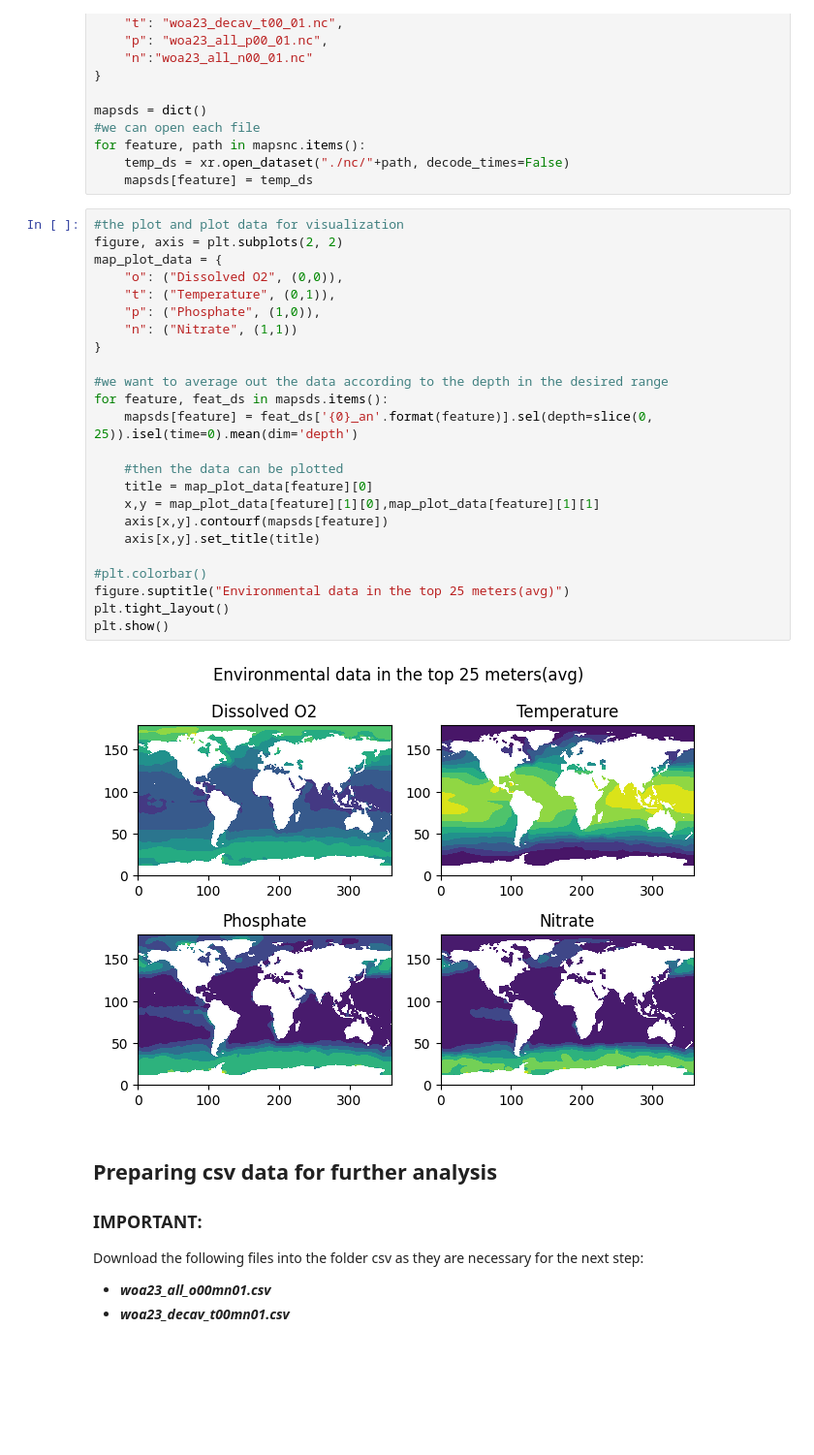
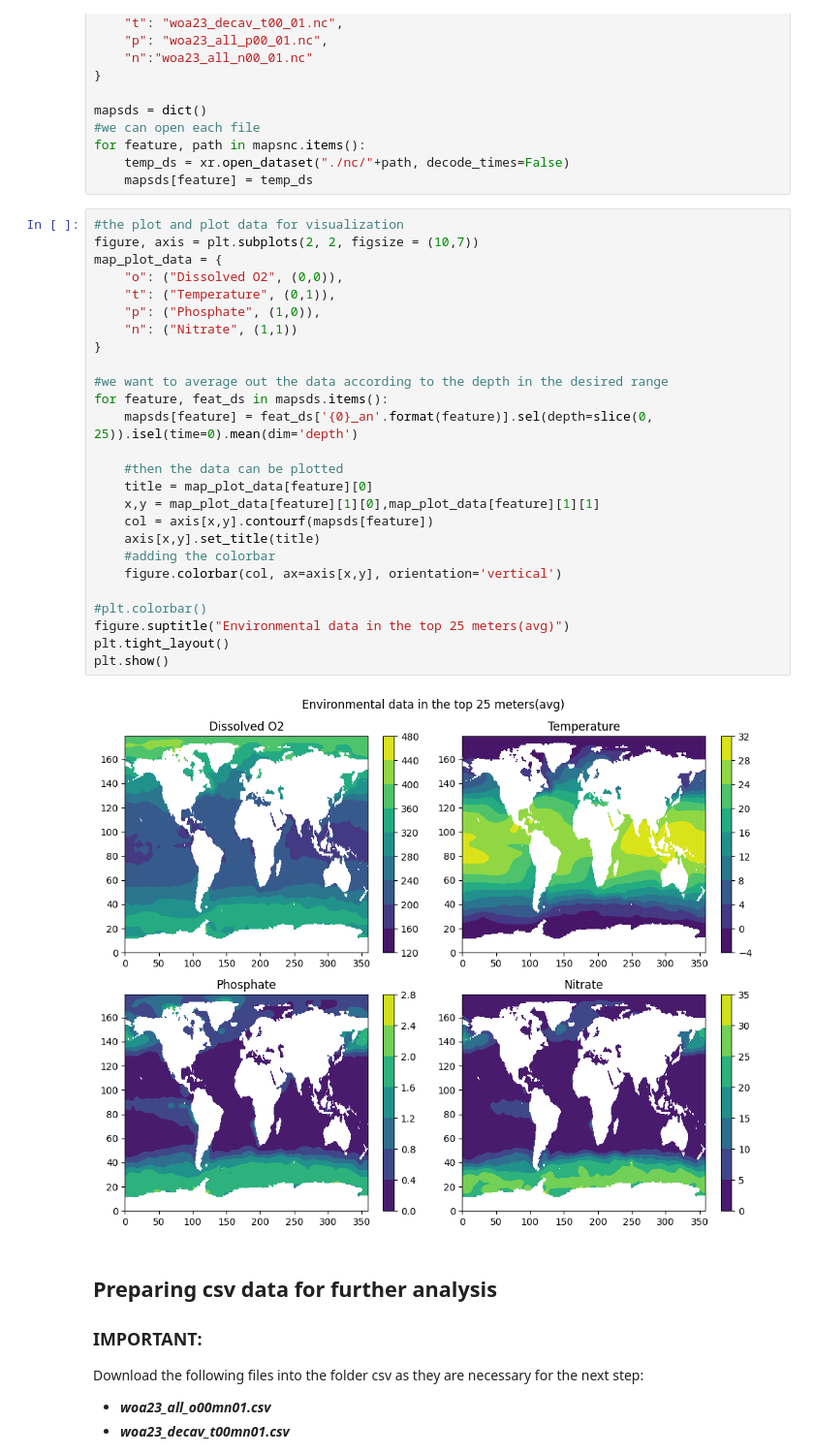
Before and after one commit to systemsecologygroup/N2-fixers-in-the-ocean, a Jupyter notebook: obs_env.ipynb, the cells around one changed output. Shown at 97% size. Cells and saved outputs as stored; diff of their text form; blank space fills up the shorter version.

Commit message:
added the colorbar to the plots

```diff
--- a/obs_env.ipynb
+++ b/obs_env.ipynb
@@ -30,30 +30,32 @@ for feature, path in mapsnc.items():
     mapsds[feature] = temp_ds
 # %%
 #the plot and plot data for visualization
-figure, axis = plt.subplots(2, 2)
+figure, axis = plt.subplots(2, 2, figsize = (10,7))
 map_plot_data = {
     "o": ("Dissolved O2", (0,0)),
     "t": ("Temperature", (0,1)),
     "p": ("Phosphate", (1,0)),
     "n": ("Nitrate", (1,1))
 }
 
 #we want to average out the data according to the depth in the desired range
 for feature, feat_ds in mapsds.items():
     mapsds[feature] = feat_ds['{0}_an'.format(feature)].sel(depth=slice(0, 25)).isel(time=0).mean(dim='depth')
 
     #then the data can be plotted
     title = map_plot_data[feature][0]
     x,y = map_plot_data[feature][1][0],map_plot_data[feature][1][1]
-    axis[x,y].contourf(mapsds[feature])
+    col = axis[x,y].contourf(mapsds[feature])
     axis[x,y].set_title(title)
+    #adding the colorbar
+    figure.colorbar(col, ax=axis[x,y], orientation='vertical')
 
 #plt.colorbar()
 figure.suptitle("Environmental data in the top 25 meters(avg)")
 plt.tight_layout()
 plt.show()
 # %% [output]
-[figure, old version]
+[figure, new version]
 # %% [markdown]
 ## Preparing csv data for further analysis
 ### IMPORTANT:
```
